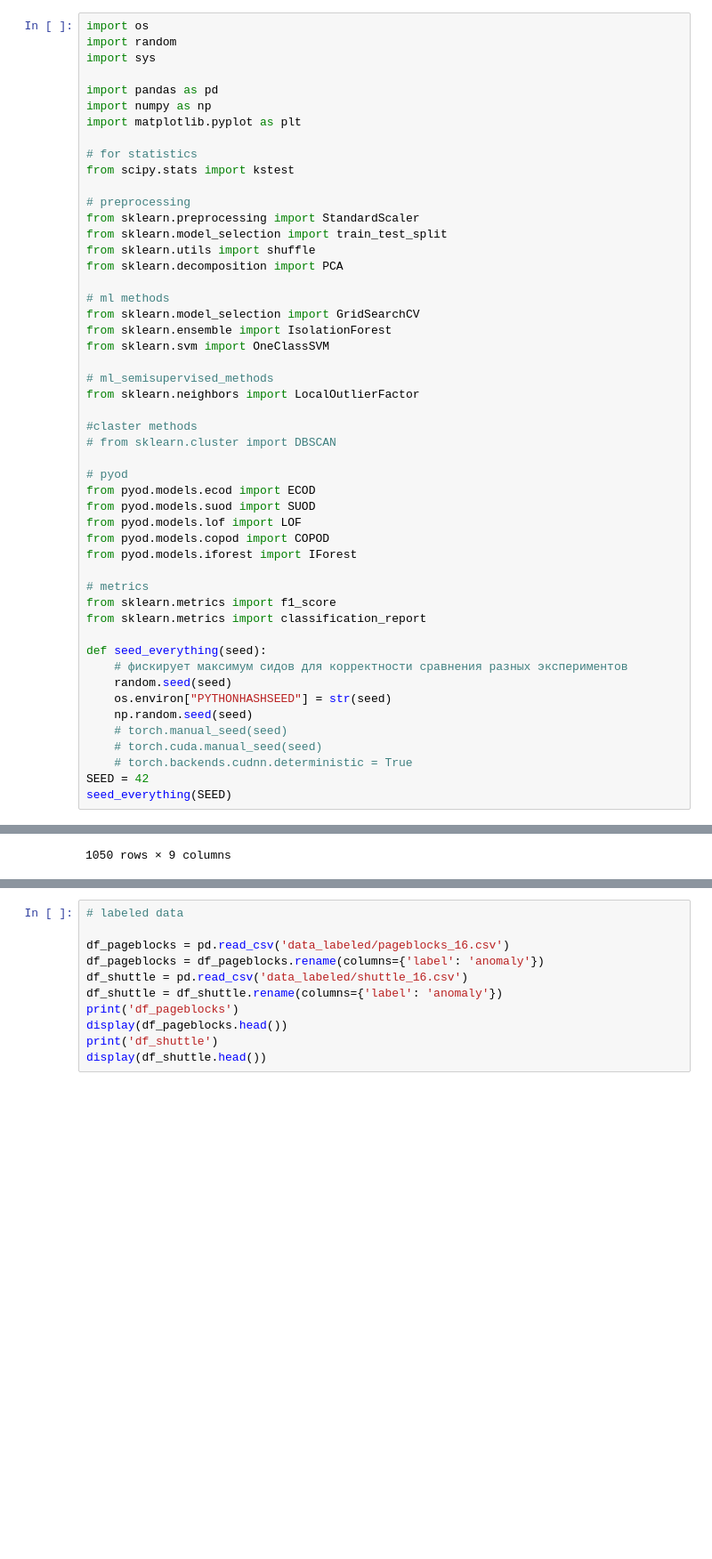
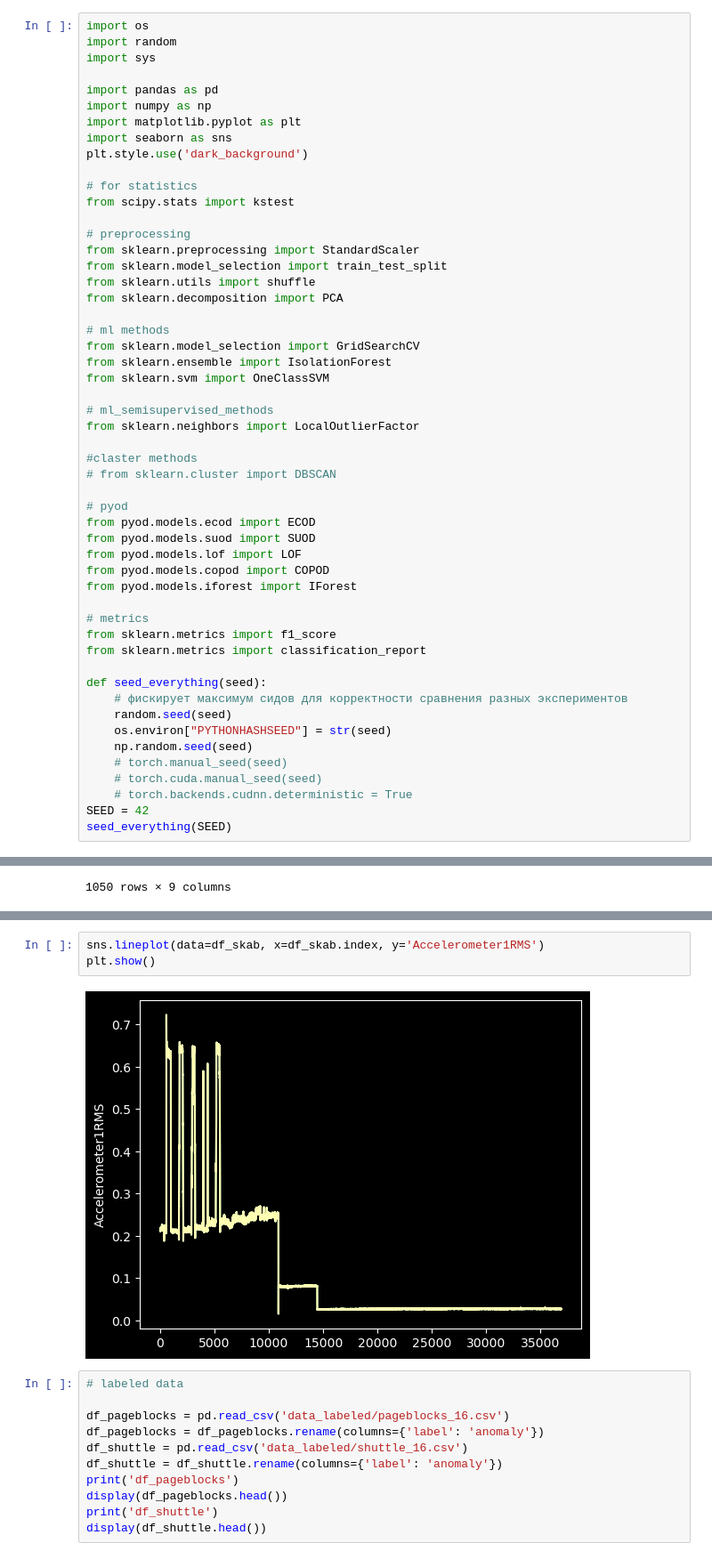
Before and after one commit to rufous86/novelty_detection, a Jupyter notebook: pipeline.ipynb, the cells around one changed output, grey strips where cells are left out. Shown: that part at 89% size. Drawn from its saved outputs; the diff is of its cells as text; blank space fills up the shorter version.

```diff
--- a/pipeline.ipynb
+++ b/pipeline.ipynb
@@ -14,6 +14,8 @@ import sys
 import pandas as pd
 import numpy as np
 import matplotlib.pyplot as plt
+import seaborn as sns
+plt.style.use('dark_background')
 
 # for statistics
 from scipy.stats import kstest
@@ -137,4 +138,9 @@ display(df_skab)
 36920 rows × 9 columns
+# %%
+sns.lineplot(data=df_skab, x=df_skab.index, y='Accelerometer1RMS')
+plt.show()
+# %% [output]
+[figure, added]
 # %%
 # labeled data
 
```
Also changed, not shown: parts of 1 cell of this notebook.
